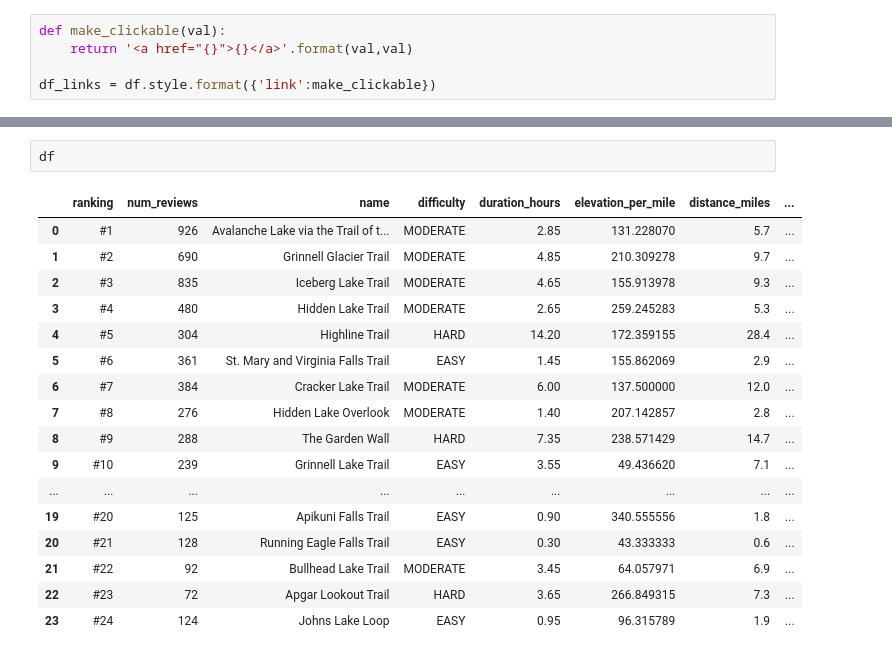
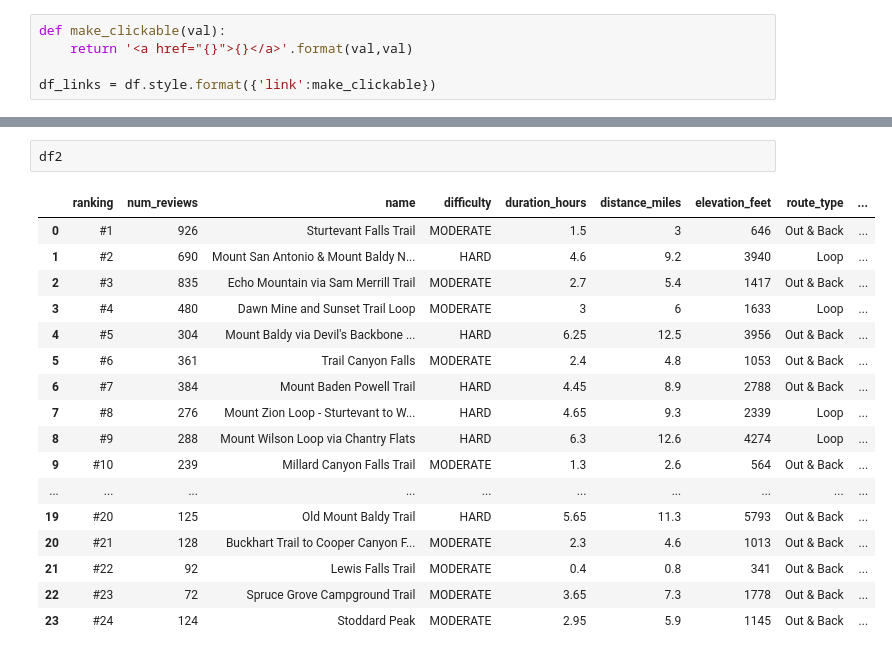
Before and after one commit to pchen2890/side_projects, a Jupyter notebook: ALL_TRAILS.ipynb, the cells around one changed output, grey strips where cells are left out. Cells and saved outputs as stored; diff of their text form.

```diff
--- a/ALL_TRAILS.ipynb
+++ b/ALL_TRAILS.ipynb
@@ -139,20 +144,20 @@ SyntaxError: 'return' outside function (<ipython-input-469-687645e2ce95>, line 2
-# %%
-df
-# %% [output]
-|  | ranking | num_reviews | name | difficulty | duration_hours | elevation_per_mile | distance_miles | ... |
-| 0 | #1 | 926 | Avalanche Lake via the Trail of t... | MODERATE | 2.85 | 131.228070 | 5.7 | ... |
-| 1 | #2 | 690 | Grinnell Glacier Trail | MODERATE | 4.85 | 210.309278 | 9.7 | ... |
-| 2 | #3 | 835 | Iceberg Lake Trail | MODERATE | 4.65 | 155.913978 | 9.3 | ... |
-| 3 | #4 | 480 | Hidden Lake Trail | MODERATE | 2.65 | 259.245283 | 5.3 | ... |
-| 4 | #5 | 304 | Highline Trail | HARD | 14.20 | 172.359155 | 28.4 | ... |
-| 5 | #6 | 361 | St. Mary and Virginia Falls Trail | EASY | 1.45 | 155.862069 | 2.9 | ... |
-| 6 | #7 | 384 | Cracker Lake Trail | MODERATE | 6.00 | 137.500000 | 12.0 | ... |
-| 7 | #8 | 276 | Hidden Lake Overlook | MODERATE | 1.40 | 207.142857 | 2.8 | ... |
-| 8 | #9 | 288 | The Garden Wall | HARD | 7.35 | 238.571429 | 14.7 | ... |
-| 9 | #10 | 239 | Grinnell Lake Trail | EASY | 3.55 | 49.436620 | 7.1 | ... |
-| ... | ... | ... | ... | ... | ... | ... | ... | ... |
-| 19 | #20 | 125 | Apikuni Falls Trail | EASY | 0.90 | 340.555556 | 1.8 | ... |
-| 20 | #21 | 128 | Running Eagle Falls Trail | EASY | 0.30 | 43.333333 | 0.6 | ... |
-| 21 | #22 | 92 | Bullhead Lake Trail | MODERATE | 3.45 | 64.057971 | 6.9 | ... |
-| 22 | #23 | 72 | Apgar Lookout Trail | HARD | 3.65 | 266.849315 | 7.3 | ... |
-| 23 | #24 | 124 | Johns Lake Loop | EASY | 0.95 | 96.315789 | 1.9 | ... |
+# %%
+df2
+# %% [output]
+|  | ranking | num_reviews | name | difficulty | duration_hours | distance_miles | elevation_feet | route_type | ... |
+| 0 | #1 | 926 | Sturtevant Falls Trail | MODERATE | 1.5 | 3 | 646 | Out & Back | ... |
+| 1 | #2 | 690 | Mount San Antonio & Mount Baldy N... | HARD | 4.6 | 9.2 | 3940 | Loop | ... |
+| 2 | #3 | 835 | Echo Mountain via Sam Merrill Trail | MODERATE | 2.7 | 5.4 | 1417 | Out & Back | ... |
+| 3 | #4 | 480 | Dawn Mine and Sunset Trail Loop | MODERATE | 3 | 6 | 1633 | Loop | ... |
+| 4 | #5 | 304 | Mount Baldy via Devil's Backbone ... | HARD | 6.25 | 12.5 | 3956 | Out & Back | ... |
+| 5 | #6 | 361 | Trail Canyon Falls | MODERATE | 2.4 | 4.8 | 1053 | Out & Back | ... |
+| 6 | #7 | 384 | Mount Baden Powell Trail | HARD | 4.45 | 8.9 | 2788 | Out & Back | ... |
+| 7 | #8 | 276 | Mount Zion Loop - Sturtevant to W... | HARD | 4.65 | 9.3 | 2339 | Loop | ... |
+| 8 | #9 | 288 | Mount Wilson Loop via Chantry Flats | HARD | 6.3 | 12.6 | 4274 | Loop | ... |
+| 9 | #10 | 239 | Millard Canyon Falls Trail | MODERATE | 1.3 | 2.6 | 564 | Out & Back | ... |
+| ... | ... | ... | ... | ... | ... | ... | ... | ... | ... |
+| 19 | #20 | 125 | Old Mount Baldy Trail | HARD | 5.65 | 11.3 | 5793 | Out & Back | ... |
+| 20 | #21 | 128 | Buckhart Trail to Cooper Canyon F... | MODERATE | 2.3 | 4.6 | 1013 | Out & Back | ... |
+| 21 | #22 | 92 | Lewis Falls Trail | MODERATE | 0.4 | 0.8 | 341 | Out & Back | ... |
+| 22 | #23 | 72 | Spruce Grove Campground Trail | MODERATE | 3.65 | 7.3 | 1778 | Out & Back | ... |
+| 23 | #24 | 124 | Stoddard Peak | MODERATE | 2.95 | 5.9 | 1145 | Out & Back | ... |
```
Also changed, not shown: parts of 1 cell of this notebook.
